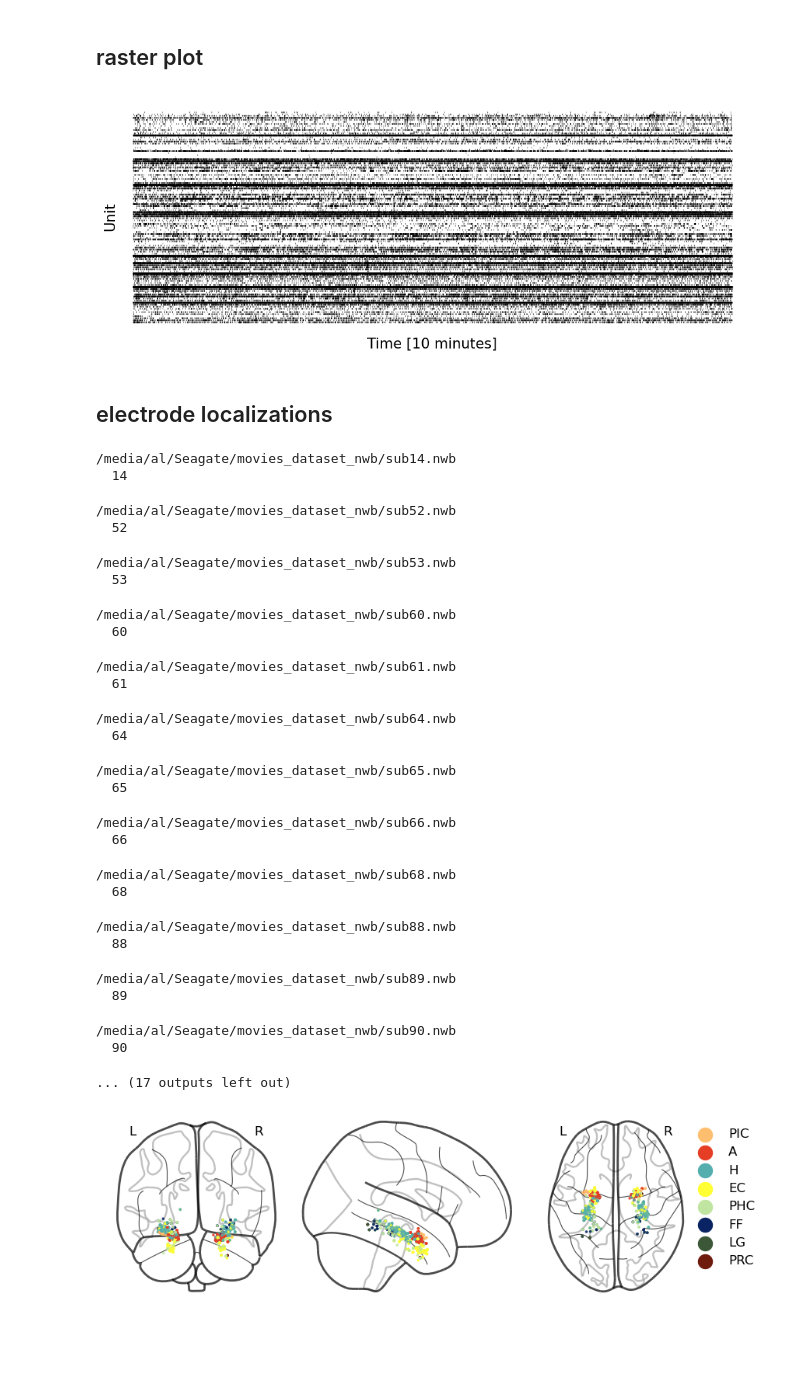
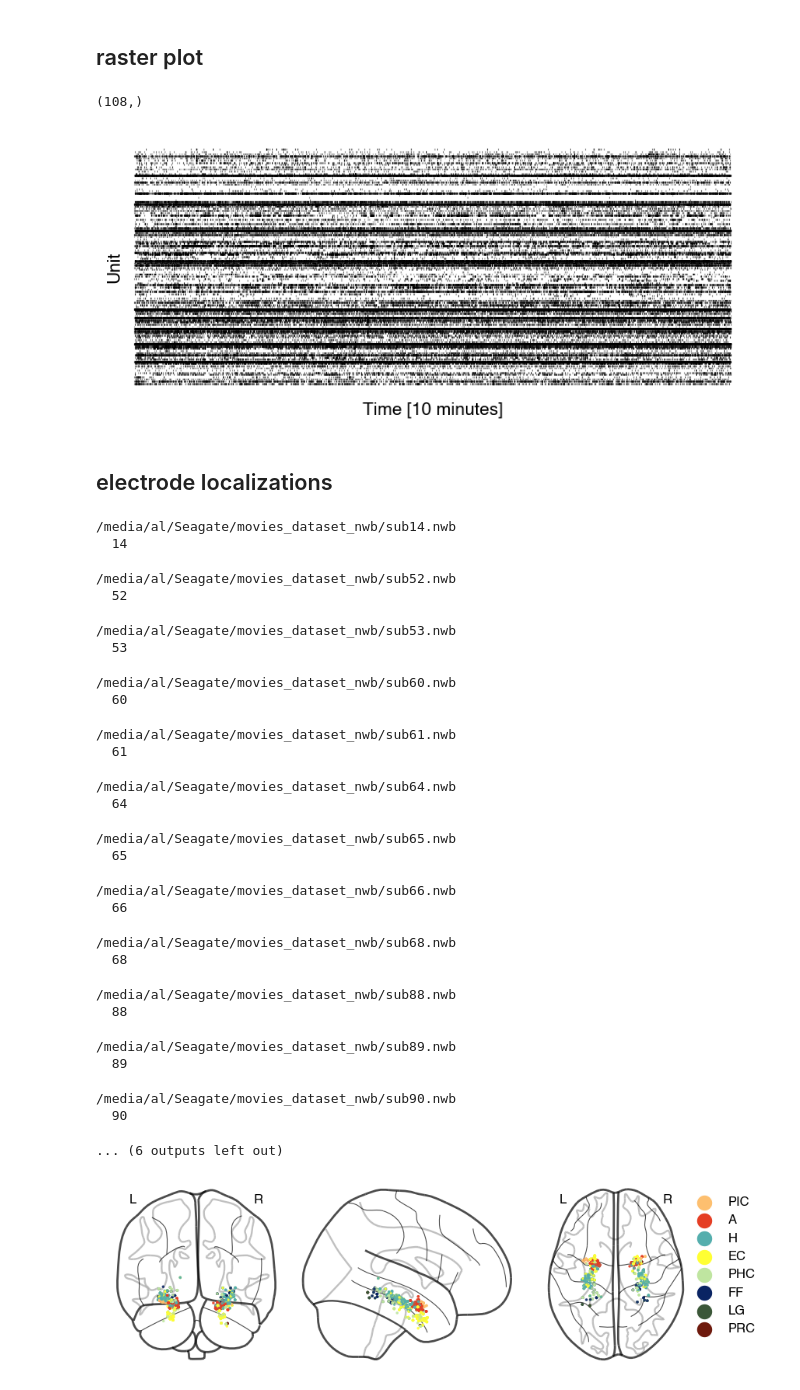
Before and after one commit to mormannlab/SUMMER, a Jupyter notebook: plot_code/data_overview/plots_data_overview.ipynb, the cells around one changed output. Cells and saved outputs as stored; diff of their text form; code cells hidden in the pictures; blank space fills up the shorter version.

```diff
--- a/plot_code/data_overview/plots_data_overview.ipynb
+++ b/plot_code/data_overview/plots_data_overview.ipynb
@@ -34,10 +34,6 @@ from nilearn.plotting import plot_markers
 panel_save_dir = Path.cwd().parent.parent / "figure_generation" / "figure_data_overview" / "svg"
 
 data_dir = NWB_data_dir
-# %%
-path = Path("/media/al/Seagate/movies_dataset_nwb/sub14.nwb")
-io = NWBHDF5IO(path, mode="r")
-nwbfile = io.read()
 # %%
 ## collect all units from all nwb files
 
@@ -103,6 +93,10 @@ data = Counter(units_regions)
 pat = 42
 spikes = df_units_all[df_units_all["patient_id"] == pat]["spike_times"]
 spikes = np.array(spikes)
+# %%
+spikes.shape
+# %% [output]
+(108,)
 # %%
 minutes = 10
 time_limit = minutes * 60 * 1000
@@ -117,31 +111,27 @@ for unit in spikes:
 
     data.append(np.array(unit_))
 # %%
-ticklabelsize = 20
-axislabelsize = 38
-
 fig, ax = plt.subplots(1, 1, figsize=(10,4))
 
 ax.eventplot(data, linewidths=0.8, linelengths=.7, color='black', alpha=0.5)
 ax.invert_yaxis()
 ax.set_yticks([])
 ax.set_yticklabels([])
 ax.yaxis.set_ticks_position('none')
 
 ax.set_xticks([])
 ax.set_xticklabels([])
-ax.set_xlabel("Time [10 minutes]", fontsize=labelsize)
-ax.set_ylabel("Unit", fontsize=labelsize, labelpad=-15)
+ax.set_xlabel("Time [10 minutes]", fontsize=labelsize, fontproperties=font)
+ax.set_ylabel("Unit", fontsize=labelsize, labelpad=-15, fontproperties=font)
 
 sns.despine(left=True, bottom=True)
-plt.tight_layout()
+#plt.tight_layout()
 
 plt.savefig(panel_save_dir / "raster.png", bbox_inches="tight", dpi=300)
-#plt.savefig(panel_save_dir / "raster.svg", bbox_inches="tight", dpi=300)
 
 plt.show()
 # %% [output]
-[figure, old version]
+[figure, new version]
 # %% [markdown]
 ## electrode localizations
 # %%
@@ -192,7 +182,7 @@ for path in tqdm(list(data_dir.glob("*.nwb"))):
   89
 /media/al/Seagate/movies_dataset_nwb/sub90.nwb
   90
-... (17 outputs left out)
+... (6 outputs left out)
 # %%
 node_coords = []
 for i, row in df_electrodes_all.iterrows():
```
Also changed, not shown: parts of 7 cells of this notebook, 20 other files.
